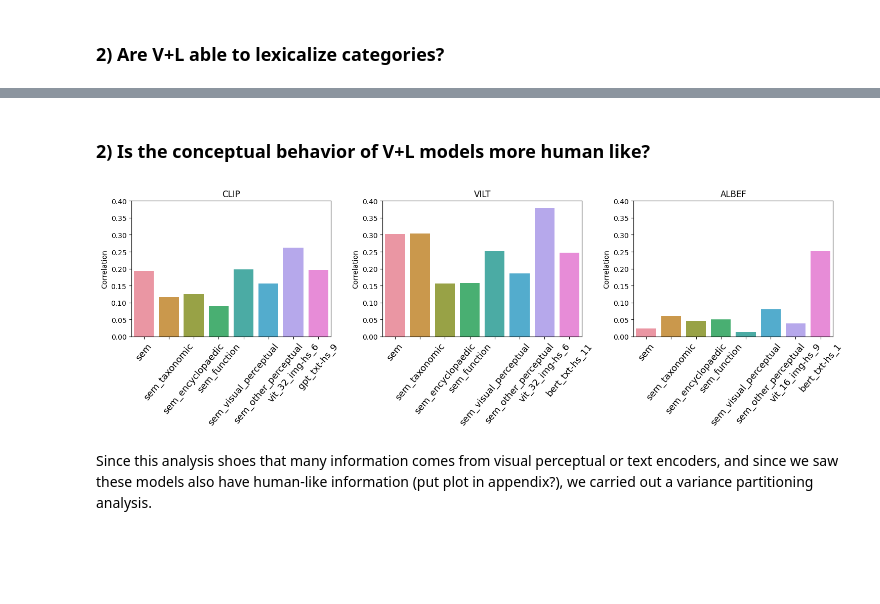
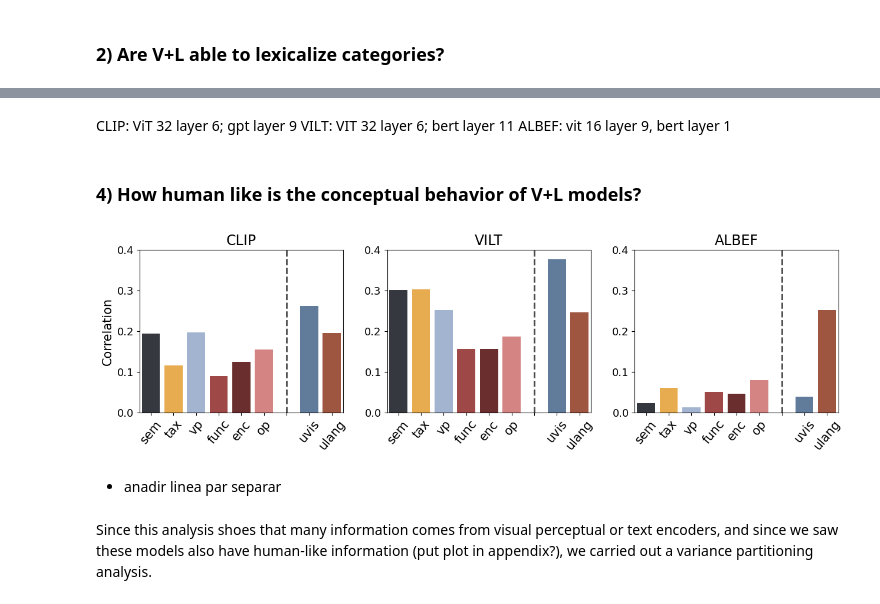
Before and after one commit to martinagvilas/fsk-multimodal, a Jupyter notebook: vis_results/demo.ipynb, the cells around one changed output, grey strips where cells are left out. Saved outputs shown, nothing was run; the diff lists cells and outputs as text; code cells hidden in the pictures; blank space fills up the shorter version.

```diff
--- a/vis_results/demo.ipynb
+++ b/vis_results/demo.ipynb
@@ -22,5 +22,6 @@ To run locally, define the directory containing the project's data:
 project_path =  Path('/Users/m_vilas/projects/fsk-multimodal')
 # %%
 res_path = project_path / 'results'
+rsa_path = res_path / 'rsa'
 # %%
 # Load synsets and concepts
@@ -61,13 +141,0 @@ Introduce "lexicalization" task. Report accuracy and accuracy per category type.
-# %%
-# Compute correct labels of concepts
-concept_labels = torch.zeros(4928, 342)
-s_lens = torch.Tensor([len(s_imgs) for _, s_imgs in synsets_imgs.items()]).to(torch.int32)
-concept_idxs = torch.repeat_interleave(torch.arange(0, len(synsets)), s_lens)
-
-# Compute accuracy
-top_k = [1, 5, 10]
-for m in models:
-    c_match, c_labels = get_match(res_path, m, synsets_imgs, center=True, avg=False, return_np=False)
-    for k in top_k:
-        print(f'TOP {k} accuracy of {m.upper()} : {accuracy(c_match, concept_idxs, top_k=k)}')
-    print('\n')
@@ -102,37 +213,65 @@ KeyboardInterrupt:
+# %% [markdown]
+CLIP: ViT 32 layer 6; gpt layer 9
+VILT: VIT 32 layer 6; bert layer 11
+ALBEF: vit 16 layer 9, bert layer 1
 # %% [markdown]
-### 2) Is the conceptual behavior of V+L models more human like?
+### 4) How human like is the conceptual behavior of V+L models?
 # %%
 compare = {
     'clip': ['sem_mcrae', 'vit_32', 'gpt'],
     'vilt':['sem_mcrae', 'vit_32', 'bert'],
     'albef': ['sem_mcrae', 'vit_16', 'bert']
 }
-fig, axes = plt.subplots(nrows=1, ncols=3, figsize=(15,5))
+labels_order = [
+    'sem', 'sem_taxonomic', 'sem_visual_perceptual', 'sem_function', 'sem_encyclopaedic',
+    'sem_other_perceptual', '', 'uvision', 'ulang'
+]
+labels = ['sem', 'tax', 'vp', 'func', 'enc', 'op', '', 'uvis', 'ulang']
+
+l_colors = ["#34383F", "#FFB236", "#9BB2D7", "#AC3A3A", "#752424", "#E37676", "#BEBCBC", "#577AA5", "#AD4D32"]
+l_palette = sns.set_palette(sns.color_palette(l_colors))
+
+fig, axes = plt.subplots(nrows=1, ncols=3, figsize=(13,4))
 for m, ax in zip(models, axes.flat):
     c_res = []
     for c in compare[m]:
         file = res_path / 'rsa' / f'{m}_pred_{c}.pkl'
         with open(file, 'rb') as f:
             res = pickle.load(f)
         res = pd.DataFrame(res, columns=['model', 'comparison_model', 'corr', 'p_val'])
         res['corr'] = - res['corr']
         if 'sem' not in c:
             res = res.loc[res['corr'].idxmax()].to_frame().T
         c_res.append(res)
     c_res = pd.concat(c_res)
+    c_res = pd.concat(
+        [c_res,
+         pd.DataFrame({'model': ['albef_pred'], 'comparison_model': [''], 'corr': [0], 'pval': [0]})]
+    )
+    c_res['comparison_model'] = (
+        c_res['comparison_model']
+        .apply(lambda x: 'uvision' if ('img' in x) else ('ulang' if 'txt' in x else x))
+    )
     sns.barplot(
-        x='comparison_model', y='corr', data=c_res, ax=ax
+        x='comparison_model', y='corr', order=labels_order, data=c_res, ax=ax,
+        palette=l_palette
     )
     ax.set(ylim=(0, 0.4))
-    ax.set(xlabel=None, ylabel='Correlation')
-    ax.set_xticklabels(ax.get_xticklabels(), rotation=50, size=13)
-    # ax.legend(loc='upper center', bbox_to_anchor=(0.5, 1.05),
-    #           ncol=6, fancybox=True, shadow=True)
-    ax.set_title(f'{m.upper()}')
+    ax.set_xlabel(None)
+    ax.set_ylabel('Correlation', size=15)
+    ax.set_xticklabels(labels, rotation=50, size=15)
+    ax.yaxis.set_tick_params(labelsize=13)
+    ax.axvline(x = 6, ymin = 0, ymax = 1, color = 'black', linewidth=2, linestyle='dashed', alpha=0.7)
+    ax.set_title(f'{m.upper()}', size=17)
+for ax in axes.flat[1:]:
+   ax.set(ylabel=None)
 plt.tight_layout()
 plt.show()
+fig.savefig(project_path / 'figures/cb_sim.png', dpi=300)
 # %% [output]
-[figure, old version]
+[figure, new version]
+# %% [markdown]
+- anadir linea par separar
 # %% [markdown]
 Since this analysis shoes that many information comes from visual perceptual or text encoders, and since we saw these models also have human-like information (put plot in appendix?), we carried out a variance partitioning analysis.
 # %%
```
Also changed, not shown: parts of 59 cells of this notebook, 6 other files.
